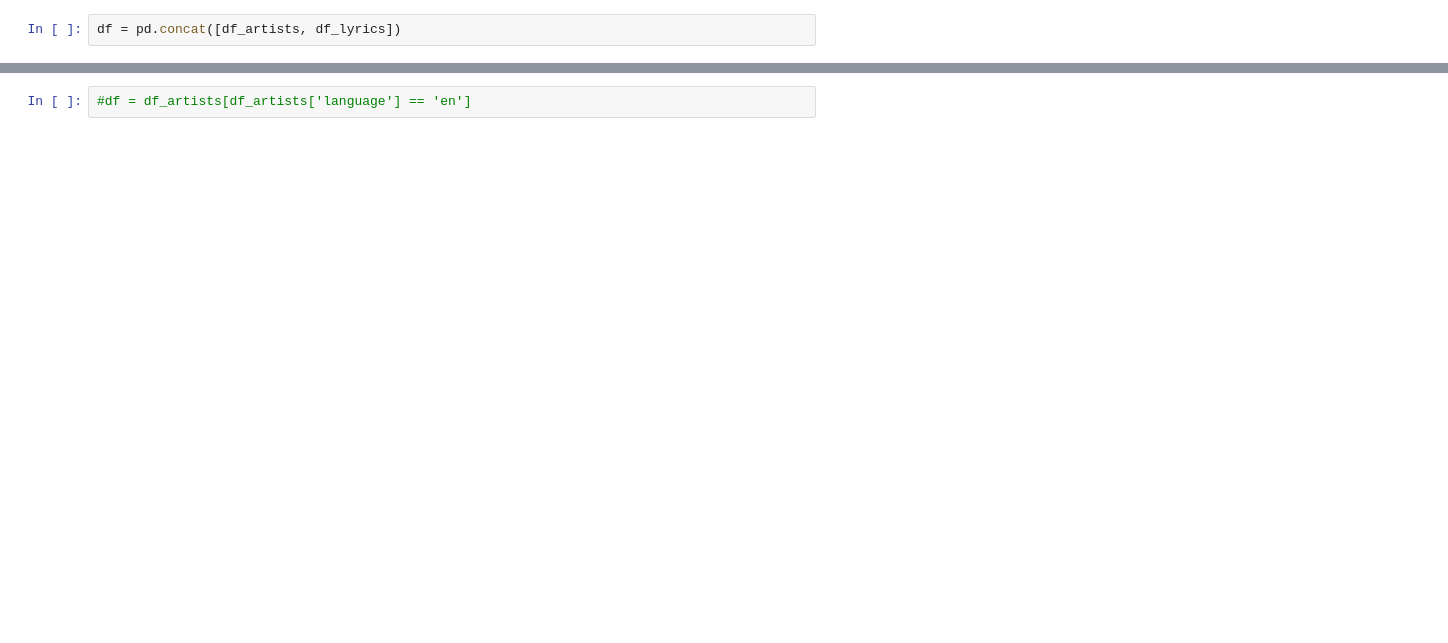
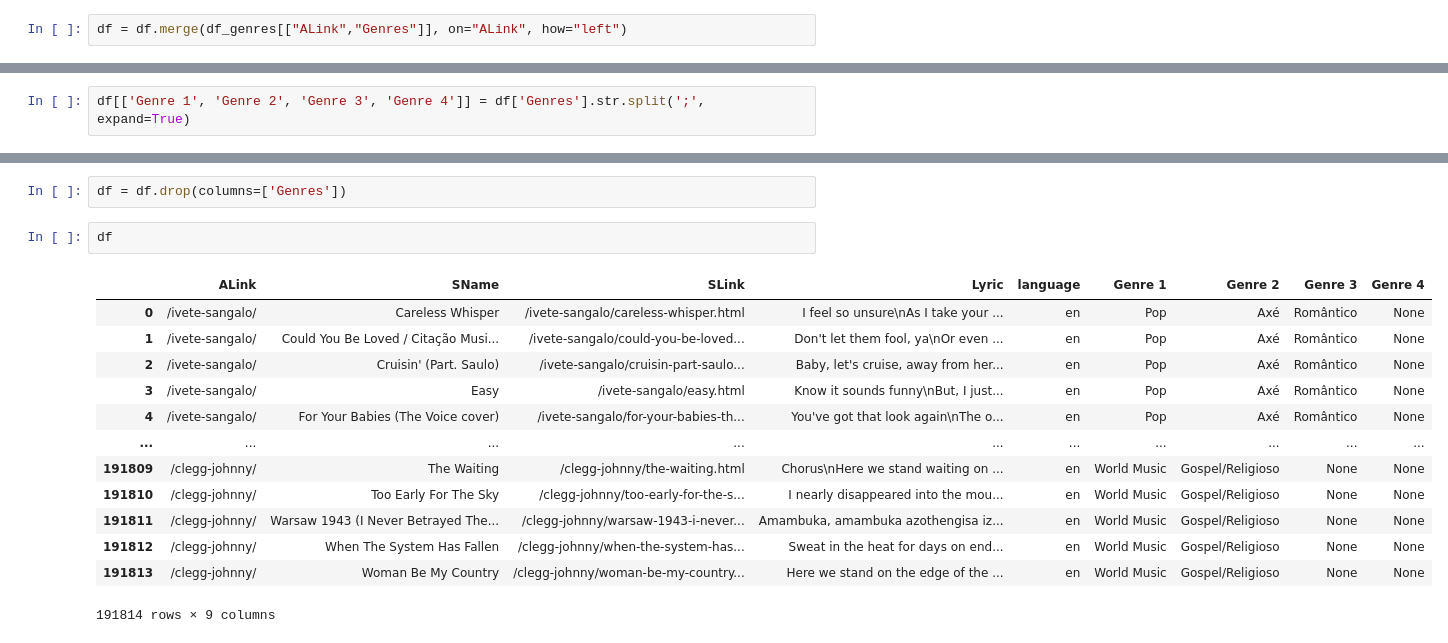
Before and after one commit to audreyntep/brief_lyrics_generator, a Jupyter notebook: data_exploration.ipynb, the cells around one changed output, grey strips where cells are left out. Drawn from its saved outputs; the diff is of its cells as text; blank space fills up the shorter version.

```diff
--- a/data_exploration.ipynb
+++ b/data_exploration.ipynb
@@ -28,2 +115,2 @@ df_artists.rename(columns = {'Link':'SLink'}, inplace = True)
-# %%
-df = pd.concat([df_artists, df_lyrics])
+# %%
+df = df.merge(df_genres[["ALink","Genres"]], on="ALink", how="left")
@@ -30 +133,3 @@ df = pd.concat([df_artists, df_lyrics])
+# %%
+df[['Genre 1', 'Genre 2', 'Genre 3', 'Genre 4']] = df['Genres'].str.split(';', expand=True)
 # %%
@@ -40,2 +151,18 @@ df.head(6)
-# %%
-#df = df_artists[df_artists['language'] == 'en']
+# %%
+df = df.drop(columns=['Genres'])
+# %%
+df
+# %% [output]
+|  | ALink | SName | SLink | Lyric | language | Genre 1 | Genre 2 | Genre 3 | Genre 4 |
+| 0 | /ivete-sangalo/ | Careless Whisper | /ivete-sangalo/careless-whisper.html | I feel so unsure\nAs I take your ... | en | Pop | Axé | Romântico | None |
+| 1 | /ivete-sangalo/ | Could You Be Loved / Citação Musi... | /ivete-sangalo/could-you-be-loved... | Don't let them fool, ya\nOr even ... | en | Pop | Axé | Romântico | None |
+| 2 | /ivete-sangalo/ | Cruisin' (Part. Saulo) | /ivete-sangalo/cruisin-part-saulo... | Baby, let's cruise, away from her... | en | Pop | Axé | Romântico | None |
+| 3 | /ivete-sangalo/ | Easy | /ivete-sangalo/easy.html | Know it sounds funny\nBut, I just... | en | Pop | Axé | Romântico | None |
+| 4 | /ivete-sangalo/ | For Your Babies (The Voice cover) | /ivete-sangalo/for-your-babies-th... | You've got that look again\nThe o... | en | Pop | Axé | Romântico | None |
+| ... | ... | ... | ... | ... | ... | ... | ... | ... | ... |
+| 191809 | /clegg-johnny/ | The Waiting | /clegg-johnny/the-waiting.html | Chorus\nHere we stand waiting on ... | en | World Music | Gospel/Religioso | None | None |
+| 191810 | /clegg-johnny/ | Too Early For The Sky | /clegg-johnny/too-early-for-the-s... | I nearly disappeared into the mou... | en | World Music | Gospel/Religioso | None | None |
+| 191811 | /clegg-johnny/ | Warsaw 1943 (I Never Betrayed The... | /clegg-johnny/warsaw-1943-i-never... | Amambuka, amambuka azothengisa iz... | en | World Music | Gospel/Religioso | None | None |
+| 191812 | /clegg-johnny/ | When The System Has Fallen | /clegg-johnny/when-the-system-has... | Sweat in the heat for days on end... | en | World Music | Gospel/Religioso | None | None |
+| 191813 | /clegg-johnny/ | Woman Be My Country | /clegg-johnny/woman-be-my-country... | Here we stand on the edge of the ... | en | World Music | Gospel/Religioso | None | None |
+191814 rows × 9 columns
```
Also changed, not shown: parts of 25 cells of this notebook, 3 other files.
